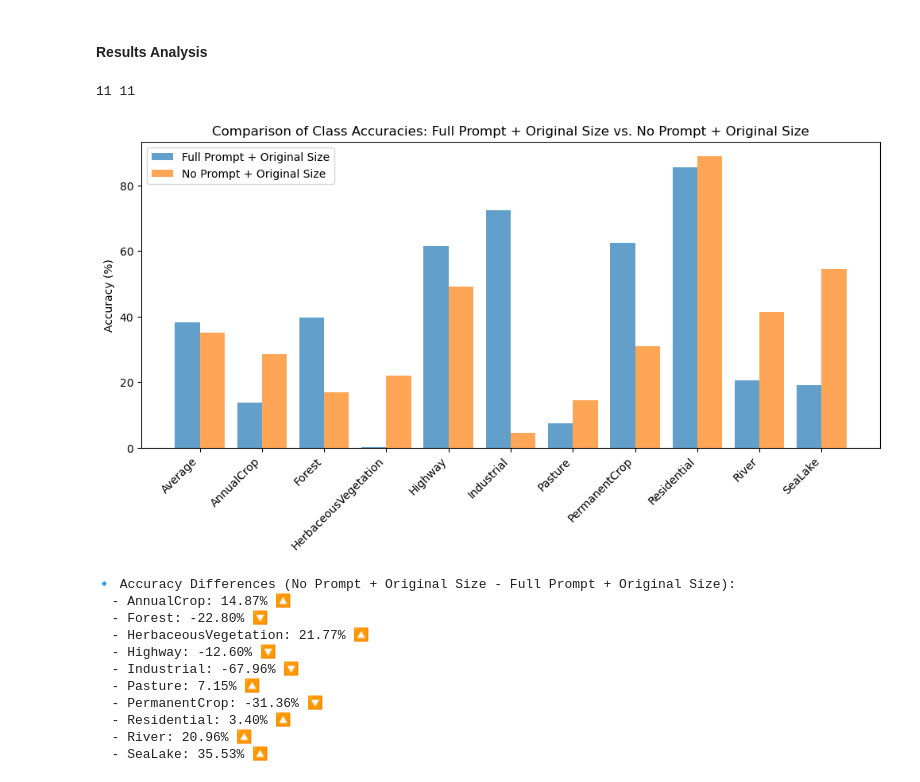
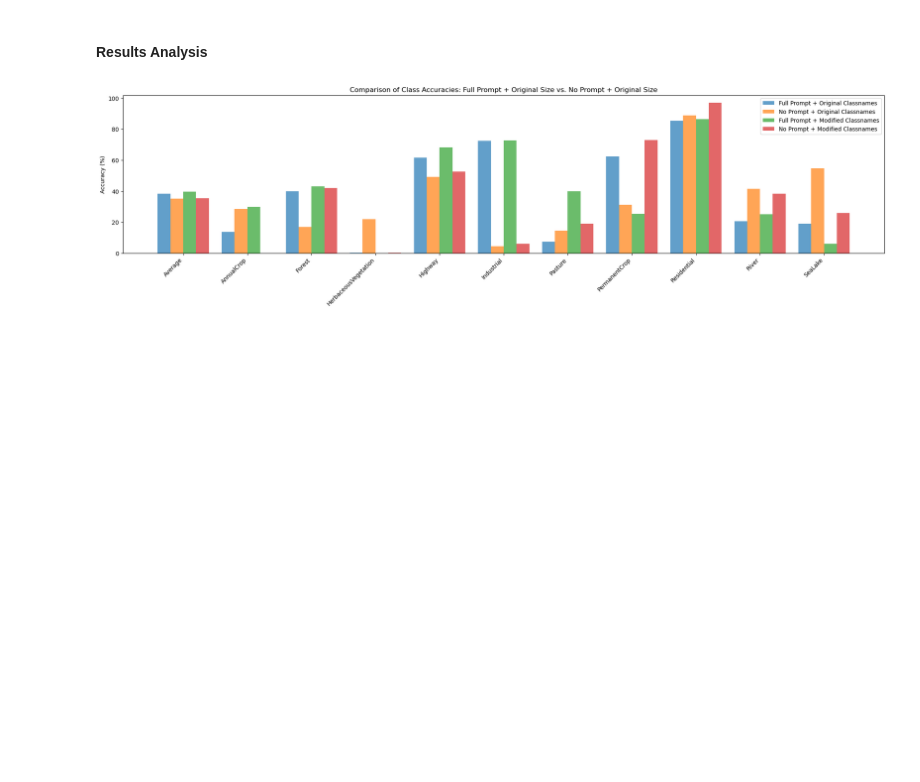
Before and after one commit to andrea-zoccante/land-classification-project, a Jupyter notebook: task1.ipynb, the cells around one changed output. Saved outputs shown, nothing was run; the diff lists cells and outputs as text; code cells hidden in the pictures; blank space fills up the shorter version.

```diff
--- a/task1.ipynb
+++ b/task1.ipynb
@@ -177,10 +157,10 @@ class ImageDataset(Dataset):
         self.labels = []
 
         # If classes are not provided, infer from directory structure
-        self.class_to_idx = {cls: idx for idx, cls in enumerate(classes)}
+        self.class_to_idx = {cls: idx for idx, cls in enumerate(CLASSES)}
 
         # Collect all image paths and labels
-        for cls in classes:
+        for cls in CLASSES:
             class_dir = os.path.join(root_dir, cls)
             if os.path.isdir(class_dir):  # Ensure it's a directory
                 for img_name in os.listdir(class_dir):
@@ -199,7 +179,7 @@ class ImageDataset(Dataset):
     def get_class_subset(self, class_name):
         """Returns a subset of the dataset containing only images of the given class."""
         if class_name not in self.class_to_idx:
-            raise ValueError(f"Class '{class_name}' not found in dataset. Available classes: {classes}")
+            raise ValueError(f"Class '{class_name}' not found in dataset. Available classes: {CLASSES}")
 
         class_idx = self.class_to_idx[class_name]
         subset_indices = [i for i, label in enumerate(self.labels) if label == class_idx]
@@ -225,7 +205,6 @@ These options allow us to test four setups, combining different prompts and resc
 # %%
 def classify_images_clip(
     image_paths,
-    class_names,
     full_prompt=True,  # "default" (uses "A satellite image of"), "none" (just class name)
     modify=False
 ):
@@ -247,7 +226,9 @@ def classify_images_clip(
     images = [Image.open(image_path).convert("RGB") for image_path in image_paths]
 
     if modify:
-        class_names = modified_classes
+        class_names = MOD_CLASSES
+    else:
+        class_names = CLASSES
     text_inputs = [f"A satellite image of {cls}" for cls in class_names] if full_prompt else class_names
 
     inputs = clip_processor(text=text_inputs, images=images, return_tensors="pt", padding=True)
@@ -326,7 +306,7 @@ def multi_class_analysis(full_prompt=True, modify=False):
     class_accuracies = {}
     class_cms = {}
 
-    for eval_class in classes:
+    for eval_class in CLASSES:
         class_accuracy, class_cm = single_class_analysis(class_name=eval_class, full_prompt=full_prompt, modify=modify)
 
         class_accuracies[eval_class] = class_accuracy * 100
@@ -446,7 +452,7 @@ plt.show()
 # %% [markdown]
 #### Results Analysis
 # %%
-def compare_class_accuracies(acc_1, acc_2, label_1="Config 1", label_2="Config 2"):
+def compare_class_accuracies(accuracies, label_1="Config 1", label_2="Config 2"):
     """
     Compare accuracy results from two different configurations.
 
@@ -457,41 +463,24 @@ def compare_class_accuracies(acc_1, acc_2, label_1="Config 1", label_2="Config 2
     - label_2: Label for second configuration (string).
     """
 
-    classes_sorted = sorted(acc_1.keys())
-    acc_values_1 = [np.average([acc_1[cls] for cls in classes_sorted])] + [acc_1[cls] for cls in classes_sorted]
-    acc_values_2 = [np.average([acc_2[cls] for cls in classes_sorted])] + [acc_2[cls] for cls in classes_sorted]
+    acc_values = [[np.average([acc[cls] for cls in CLASSES])] + [acc[cls] for cls in CLASSES] for acc in accuracies]
 
-    x = np.arange(len(classes_sorted)+1)
+    x = np.arange(len(CLASSES)+1)
 
-    print(len(acc_values_1), len(x))
+    plt.figure(figsize=(24, 5))
 
-    plt.figure(figsize=(12, 5))
-    plt.bar(x - 0.2, acc_values_1, width=0.4, label=label_1, alpha=0.7)
-    plt.bar(x + 0.2, acc_values_2, width=0.4, label=label_2, alpha=0.7)
+    plt.bar(x - 0.3, acc_values[0], width=0.2, label="Full Prompt + Original Classnames", alpha=0.7)
+    plt.bar(x - 0.1, acc_values[1], width=0.2, label="No Prompt + Original Classnames", alpha=0.7)
+    plt.bar(x + 0.1, acc_values[2], width=0.2, label="Full Prompt + Modified Classnames", alpha=0.7)
+    plt.bar(x + 0.3, acc_values[3], width=0.2, label="No Prompt + Modified Classnames", alpha=0.7)
 
-    plt.xticks(x,  ["Average"] + classes_sorted, rotation=45, ha="right")
+    plt.xticks(x,  ["Average"] + CLASSES, rotation=45, ha="right")
     plt.ylabel("Accuracy (%)")
     plt.title(f"Comparison of Class Accuracies: {label_1} vs. {label_2}")
     plt.legend()
     plt.show()
-
-    print(f"\n🔹 Accuracy Differences ({label_2} - {label_1}):")
-    for cls in ["Average"] + classes_sorted:
-        diff = acc_2[cls] - acc_1[cls]
-        print(f"  - {cls}: {diff:.2f}% {'🔼' if diff > 0 else '🔽'}")
 # %%
-compare_class_accuracies(class_accuracies_1, class_accuracies_3, "Full Prompt + Original Size", "No Prompt + Original Size")
+class_accuracies = [class_accuracies_1, class_accuracies_2, class_accuracies_3, class_accuracies_4]
+compare_class_accuracies(class_accuracies, "Full Prompt + Original Size", "No Prompt + Original Size")
 # %% [output]
-11 11
-[figure, old version]
+[figure, new version]
-🔹 Accuracy Differences (No Prompt + Original Size - Full Prompt + Original Size):
-  - AnnualCrop: 14.87% 🔼
-  - Forest: -22.80% 🔽
-  - HerbaceousVegetation: 21.77% 🔼
-  - Highway: -12.60% 🔽
-  - Industrial: -67.96% 🔽
-  - Pasture: 7.15% 🔼
-  - PermanentCrop: -31.36% 🔽
-  - Residential: 3.40% 🔼
-  - River: 20.96% 🔼
-  - SeaLake: 35.53% 🔼
```
Also changed, not shown: parts of 16 cells of this notebook.
